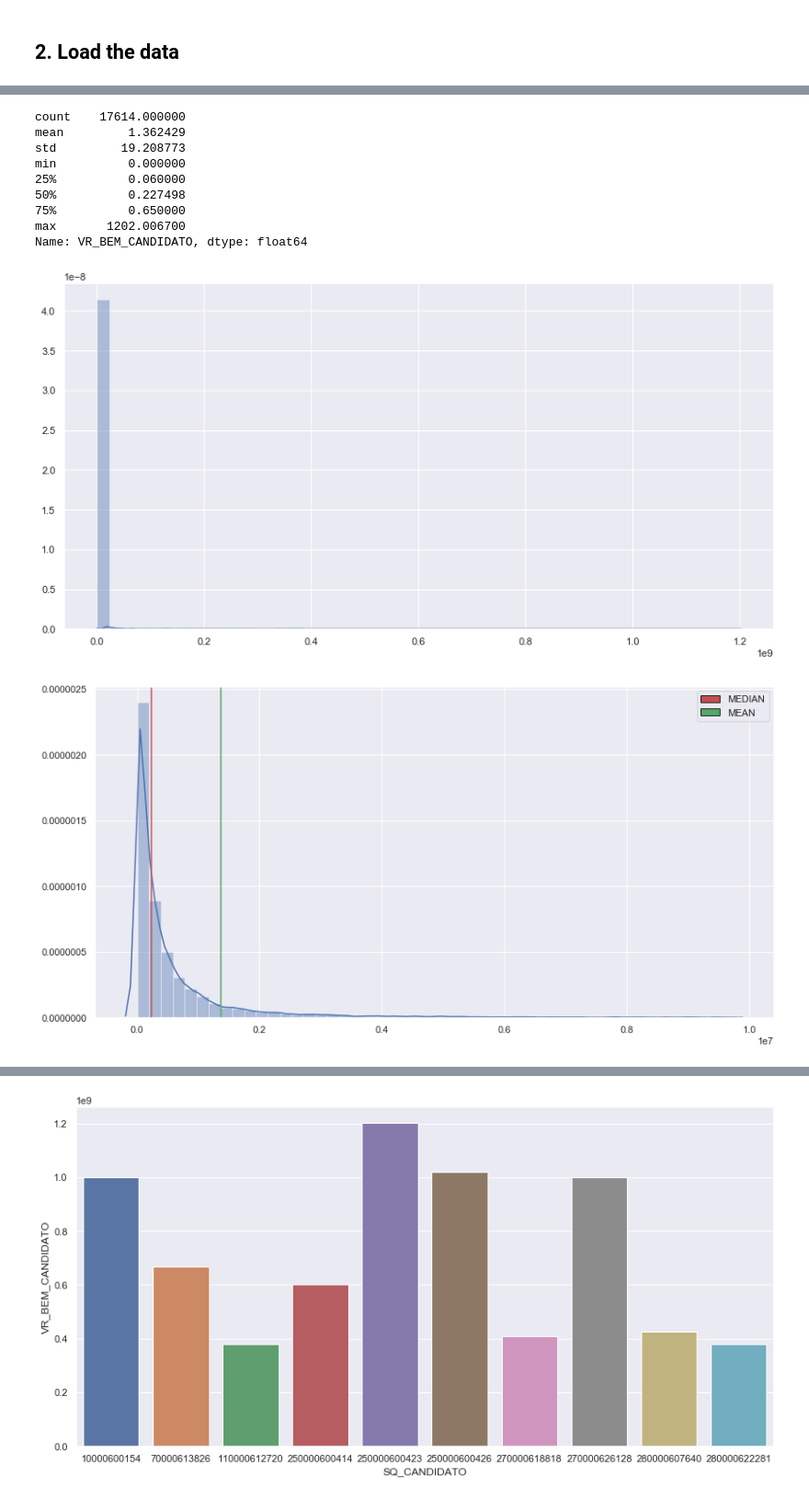
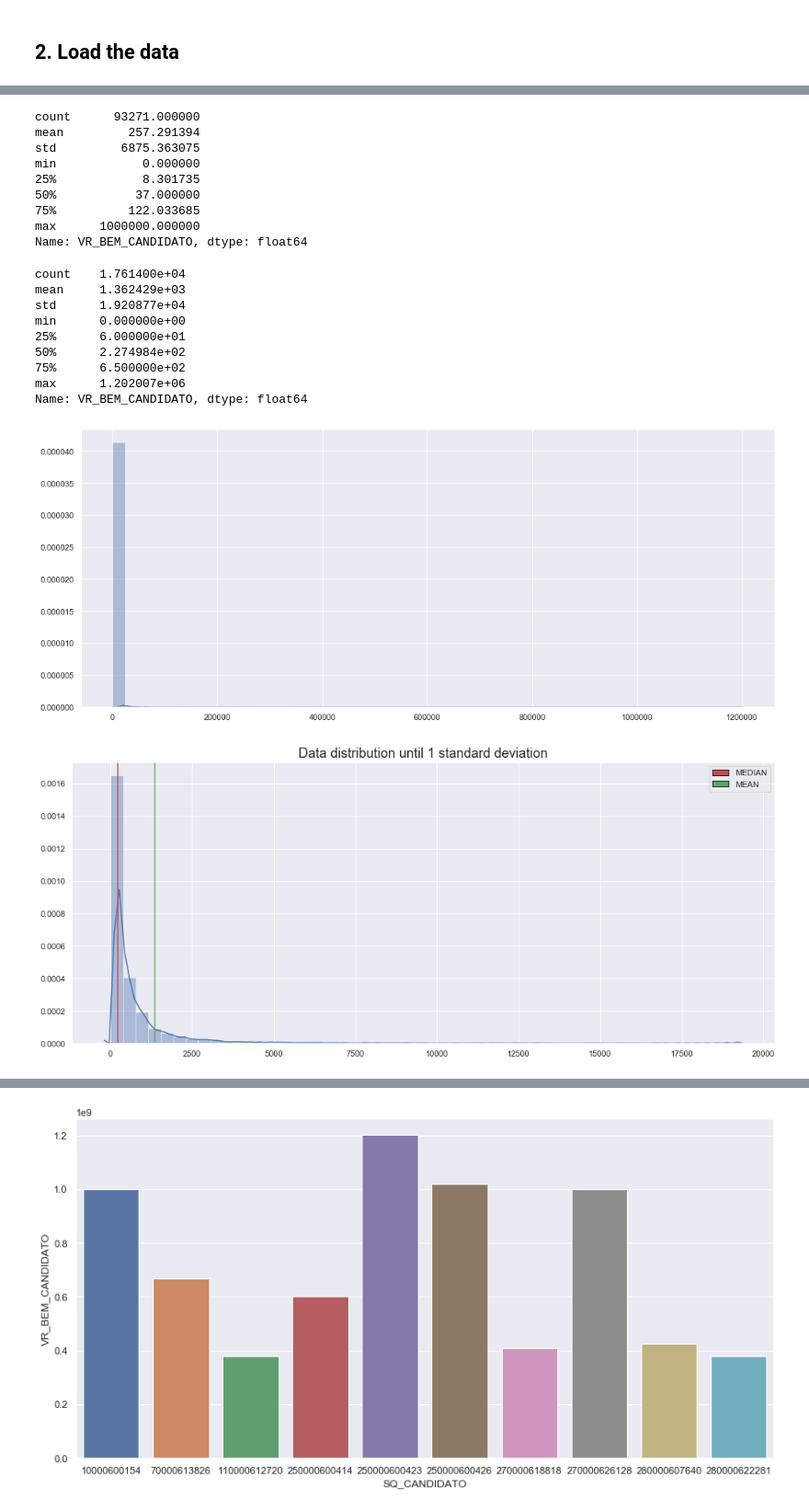
Before and after one commit to gguillaux/brazil_elections_2018, a Jupyter notebook: EDA.ipynb, the cells around one changed output, grey strips where cells are left out. Shown at 92% size. Saved outputs shown, nothing was run; the diff lists cells and outputs as text; code cells hidden in the pictures.

Commit message:
graphs improved

```diff
--- a/EDA.ipynb
+++ b/EDA.ipynb
@@ -32,19 +22,37 @@ other_rev = pd.read_feather('./src_zip/other_rev.ftr')
+# %%
+# data not grouped by candidate id
+# describe values in thousands
+(assets['VR_BEM_CANDIDATO'] / 1000).describe()
+# %% [output]
+count      93271.000000
+mean         257.291394
+std         6875.363075
+min            0.000000
+25%            8.301735
+50%           37.000000
+75%          122.033685
+max      1000000.000000
+Name: VR_BEM_CANDIDATO, dtype: float64
 # %%
+# group by candidate id
 total_assets_by_cand = assets.groupby(['SQ_CANDIDATO']).sum().sort_values(by='VR_BEM_CANDIDATO', ascending=False)
-(total_assets_by_cand['VR_BEM_CANDIDATO'] * (10**-6)).describe()
+(total_assets_by_cand['VR_BEM_CANDIDATO'] / 1000).describe()
 # %% [output]
-count    17614.000000
-mean         1.362429
-std         19.208773
-min          0.000000
-25%          0.060000
-50%          0.227498
-75%          0.650000
-max       1202.006700
+count    1.761400e+04
+mean     1.362429e+03
+std      1.920877e+04
+min      0.000000e+00
+25%      6.000000e+01
+50%      2.274984e+02
+75%      6.500000e+02
+max      1.202007e+06
 Name: VR_BEM_CANDIDATO, dtype: float64
 # %%
-sns.set(rc={'figure.figsize' : (14,7)})
-p = sns.distplot(total_assets_by_cand.VR_BEM_CANDIDATO.values)
+# set default plot size
+sns.set(rc={'figure.figsize' : (17,7)})
+
+# first check on the distribution shape looking for outliers
+p = sns.distplot(total_assets_by_cand.VR_BEM_CANDIDATO.values / 1000)
 # %% [output]
-[figure, old version]
+[figure, new version]
 # %%
@@ -55,13 +66,17 @@ fd = [e for e in asset_values if (mu - 0.5 * sd < e < mu + 0.5 * sd)]
 # %%
+# plot figure
 p = sns.distplot(fd)
+
+# add vertical lines to highlight mean and median
 plt.axvline(np.median(asset_values), color='r')
 plt.axvline(np.mean(asset_values), color='g')
 
-#create legend
-from matplotlib.patches import Rectangle
+# create legend
 handles = [Rectangle((0,0),1,1,color=c,ec="k") for c in ['r','g']]
 labels= ["MEDIAN", "MEAN"]
 plt.legend(handles, labels)
+plt.title('Data distribution until 1 standard deviation',
+          fontdict={'fontsize': 18})
 plt.show()
 # %% [output]
-[figure, old version]
+[figure, new version]
```
Also changed, not shown: parts of 8 cells of this notebook.
